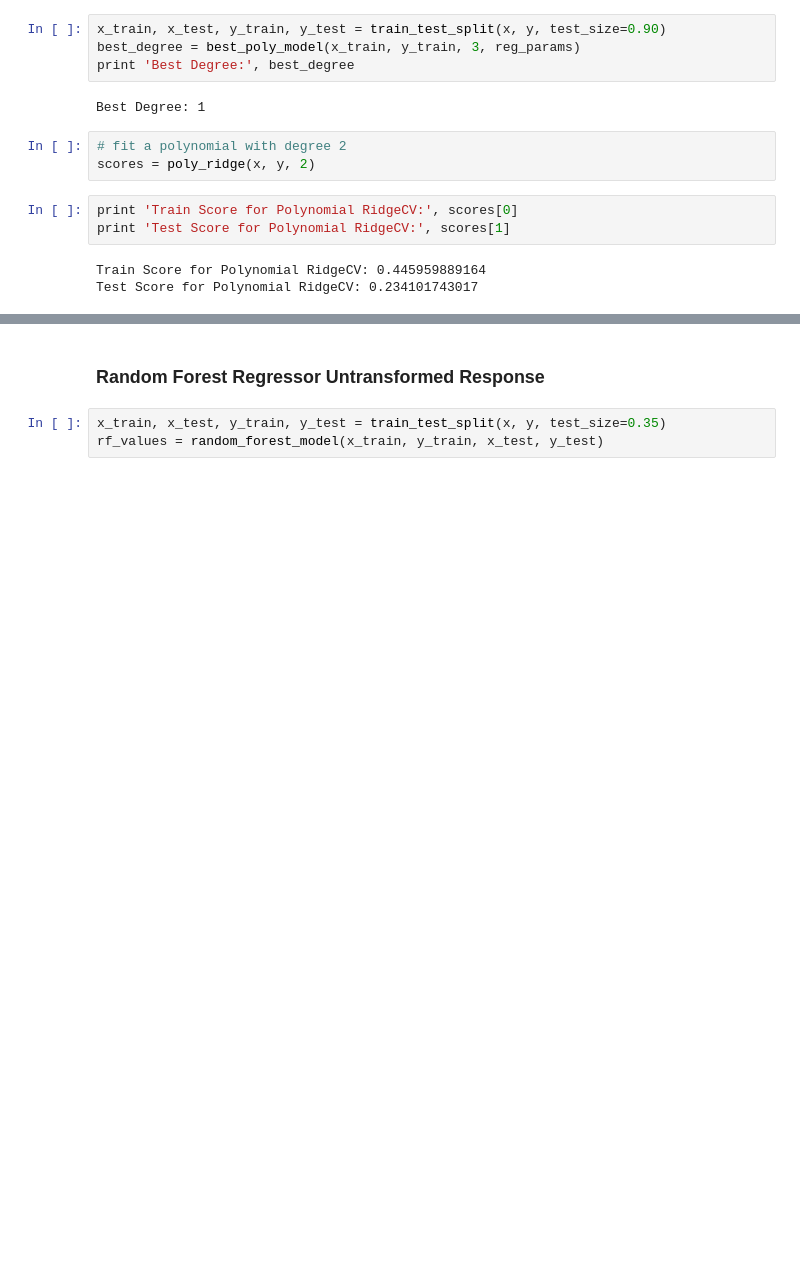
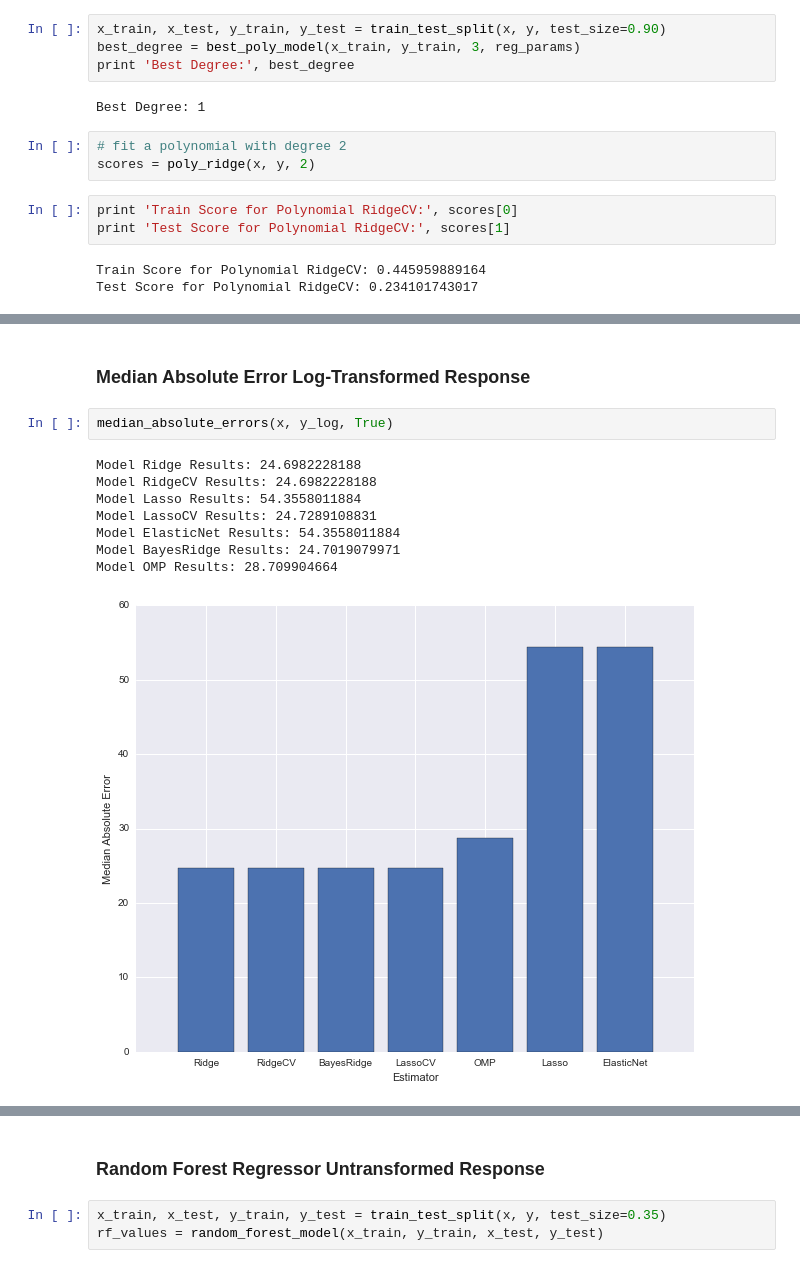
Before and after one commit to samuelklam/airbnb-pricing-prediction, a Jupyter notebook: data-modeling/data-modeling-baseline.ipynb, the cells around one changed output, grey strips where cells are left out. Saved outputs shown, nothing was run; the diff lists cells and outputs as text; blank space fills up the shorter version.

```diff
--- a/data-modeling/data-modeling-baseline.ipynb
+++ b/data-modeling/data-modeling-baseline.ipynb
@@ -415,0 +413,13 @@ plt.show()
+# %% [markdown]
+### Median Absolute Error Log-Transformed Response
+# %%
+median_absolute_errors(x, y_log, True)
+# %% [output]
+Model Ridge Results: 24.6982228188
+Model RidgeCV Results: 24.6982228188
+Model Lasso Results: 54.3558011884
+Model LassoCV Results: 24.7289108831
+Model ElasticNet Results: 54.3558011884
+Model BayesRidge Results: 24.7019079971
+Model OMP Results: 28.709904664
+[figure, added]
```
Also changed, not shown: parts of 42 cells of this notebook.
